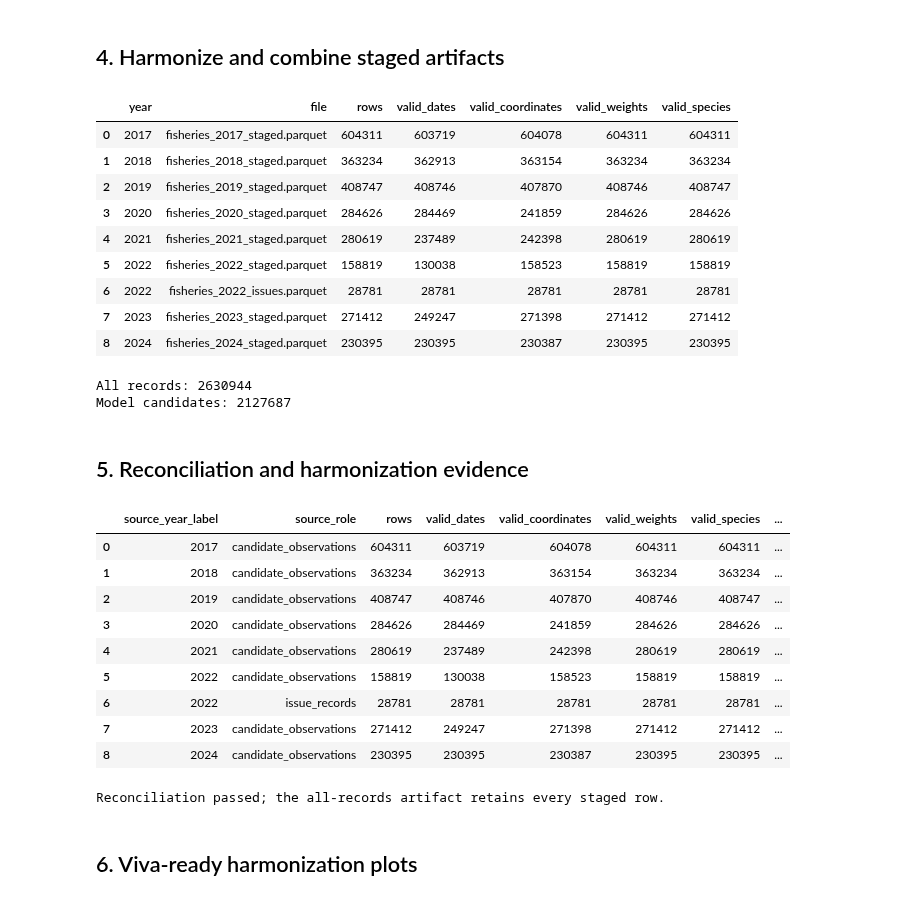
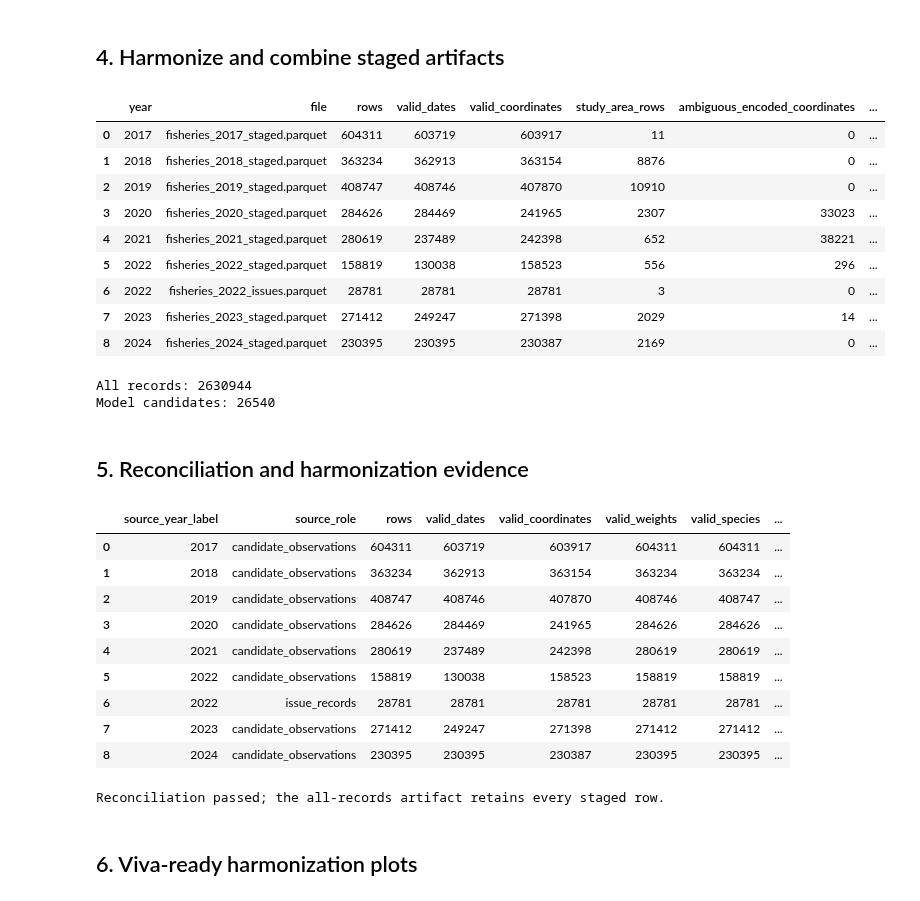
Before and after one commit to uvindu827/J26-DS-350, a Jupyter notebook: component - 3/Notebooks/02b_semantic_harmonization.ipynb, the cells around one changed output. Saved outputs shown, nothing was run; the diff lists cells and outputs as text; code cells hidden in the pictures.

```diff
--- a/component - 3/Notebooks/02b_semantic_harmonization.ipynb
+++ b/component - 3/Notebooks/02b_semantic_harmonization.ipynb
@@ -62,6 +62,10 @@ else:
     EVIDENCE_DIR = Path(os.getenv('FISHGUARD_C3_HARMONIZATION_OUTPUT', str(COMPONENT_ROOT/'outputs'/'audit'/'harmonization'))).resolve()
     FIGURE_DIR = Path(os.getenv('FISHGUARD_C3_HARMONIZATION_FIGURES', str(COMPONENT_ROOT/'outputs'/'figures'/'harmonization'))).resolve()
 for directory in [PROCESSED_DIR,EVIDENCE_DIR,FIGURE_DIR]: directory.mkdir(parents=True,exist_ok=True)
+# Provisional Western Province coastal window, clipped to the common audited environmental grids.
+# This is an operational rectangular filter, not an official administrative-boundary polygon.
+STUDY_BOUNDS={'latitude_min':6.30,'latitude_max':6.979164,'longitude_min':79.270844,'longitude_max':80.30}
 print('Runtime:', 'Google Colab' if IN_COLAB else 'Local Windows')
 print('Interim input:', INTERIM_DIR)
+print('Western Province study bounds:', STUDY_BOUNDS)
 # %% [output]
@@ -72,10 +77,10 @@ Interim input: /content/drive/MyDrive/FishGuard-C3/data/interim
 ## 2. Year-specific semantic mapping
 # %%
 MAPPINGS = [
- {'year':2017,'file':'fisheries_2017_staged.parquet','species':'catch','weight':'kg','quantity':'qty','vessel':'reg_num','gear':'gear','date_mode':'ymd','month':'unnamed_2','day':'unnamed_3','lat':'longi','lon':'latti'},
+ {'year':2017,'file':'fisheries_2017_staged.parquet','species':'catch','weight':'kg','quantity':'qty','vessel':'reg_num','gear':'gear','date_mode':'ymd','month':'unnamed_2','day':'unnamed_3','lat':'latti','lon':'longi'},
  {'year':2018,'file':'fisheries_2018_staged.parquet','species':'fish_name','weight':'kg','quantity':'amount','vessel':'boat_no','gear':'catch_type','date_mode':'ymd_fields','year_field':'y','month':'m','day':'d','lat':'lat','lon':'long'},
  {'year':2019,'file':'fisheries_2019_staged.parquet','species':'fish_name','weight':'kg','quantity':'amount','vessel':'boat_no','gear':'catch_type','date_mode':'ymd','month':'month','day':'date_of_set','lat':'latitude','lon':'longetude'},
- {'year':2020,'file':'fisheries_2020_staged.parquet','species':'name','weight':'weight','quantity':'qty','vessel':'vessel_id','gear':'geartype','date_mode':'field','date':'dateandtime','lat':'longitude','lon':'latttitude','direction':'gps_derection'},
+ {'year':2020,'file':'fisheries_2020_staged.parquet','species':'name','weight':'weight','quantity':'qty','vessel':'vessel_id','gear':'geartype','date_mode':'field','date':'dateandtime','lat':'latttitude','lon':'longitude','direction':'gps_derection'},
  {'year':2021,'file':'fisheries_2021_staged.parquet','species':'name','weight':'weight','quantity':'qty','vessel':'vessel_id','gear':'geartype','date_mode':'field','date':'date_time','lat':'start_n','lon':'start_e','direction':'startgpsderec'},
  {'year':2022,'file':'fisheries_2022_staged.parquet','species':'name','weight':'weight','quantity':'qty','vessel':'vessel_id','gear':'geartype','date_mode':'field','date':'date_time','lat':'lattude','lon':'longitude','direction':'lattude_direction'},
  {'year':2022,'file':'fisheries_2022_issues.parquet','species':'name','weight':'weight','quantity':'qty','vessel':'vessel_id','gear':'geartype','date_mode':'field','date':'date_time','lat':'lattitude','lon':'longitude','direction':'lattude_direction'},
@@ -131,11 +136,14 @@ def harmonize(frame,mapping):
     out['vessel_id']=text(frame[mapping['vessel']]).str.upper()
     out['gear']=text(frame[mapping['gear']]).str.lower()
     out['event_date']=event_date(frame,mapping)
+    raw_latitude=numeric(frame[mapping['lat']]); raw_longitude=numeric(frame[mapping['lon']])
     out['latitude']=coordinate(frame[mapping['lat']])
     out['longitude']=coordinate(frame[mapping['lon']])
     if mapping.get('direction'): out['latitude']=apply_latitude_direction(out['latitude'],frame[mapping['direction']])
     out['date_valid']=out['event_date'].between(pd.Timestamp('2017-01-01'),pd.Timestamp('2024-12-31'))
     out['coordinates_valid']=out['latitude'].between(-90,90)&out['longitude'].between(-180,180)
+    out['ambiguous_encoded_coordinate']=raw_latitude.abs().gt(90)|raw_longitude.abs().gt(180)
+    out['in_study_area']=out['latitude'].between(STUDY_BOUNDS['latitude_min'],STUDY_BOUNDS['latitude_max'])&out['longitude'].between(STUDY_BOUNDS['longitude_min'],STUDY_BOUNDS['longitude_max'])
     out['weight_valid']=out['catch_weight_kg'].notna()&(out['catch_weight_kg']>=0)
     out['species_valid']=out['species'].notna()&out['species'].ne('')
     key=['source_year_label','vessel_id','event_date','latitude','longitude','gear']
@@ -148,35 +156,38 @@ def harmonize(frame,mapping):
 # %%
 parts=[]; source_summary=[]
 for mapping in MAPPINGS:
     path=INTERIM_DIR/mapping['file']
     if not path.is_file(): raise FileNotFoundError(f'Missing staged input: {path}. Run 02_data_cleaning.ipynb first.')
     staged=pd.read_parquet(path); canonical=harmonize(staged,mapping)
     parts.append(canonical)
     source_summary.append({'year':mapping['year'],'file':mapping['file'],'rows':len(canonical),
         'valid_dates':int(canonical.date_valid.sum()),'valid_coordinates':int(canonical.coordinates_valid.sum()),
-        'valid_weights':int(canonical.weight_valid.sum()),'valid_species':int(canonical.species_valid.sum())})
+        'study_area_rows':int(canonical.in_study_area.sum()),'ambiguous_encoded_coordinates':int(canonical.ambiguous_encoded_coordinate.sum()),
+        'valid_weights':int(canonical.weight_valid.sum()),'valid_species':int(canonical.species_valid.sum()),
+        'latitude_min':canonical.latitude.min(),'latitude_max':canonical.latitude.max(),
+        'longitude_min':canonical.longitude.min(),'longitude_max':canonical.longitude.max()})
     del staged,canonical; gc.collect()
 all_records=pd.concat(parts,ignore_index=True); del parts; gc.collect()
 duplicate_key=['source_year_label','vessel_id','event_date','latitude','longitude','gear','species','catch_weight_kg','quantity_count_candidate']
 all_records['exact_canonical_duplicate']=all_records.duplicated(duplicate_key,keep='first')
 all_records['core_fields_valid']=all_records[['date_valid','coordinates_valid','weight_valid','species_valid']].all(axis=1)
-all_records['model_candidate']=all_records.core_fields_valid & all_records.source_role.eq('candidate_observations') & ~all_records.exact_canonical_duplicate
+all_records['model_candidate']=all_records.core_fields_valid & all_records.in_study_area & all_records.source_role.eq('candidate_observations') & ~all_records.exact_canonical_duplicate
 model_candidates=all_records.loc[all_records.model_candidate].copy()
 source_summary=pd.DataFrame(source_summary)
 display(source_summary); print('All records:',len(all_records)); print('Model candidates:',len(model_candidates))
 # %% [output]
-|  | year | file | rows | valid_dates | valid_coordinates | valid_weights | valid_species |
-| 0 | 2017 | fisheries_2017_staged.parquet | 604311 | 603719 | 604078 | 604311 | 604311 |
-| 1 | 2018 | fisheries_2018_staged.parquet | 363234 | 362913 | 363154 | 363234 | 363234 |
-| 2 | 2019 | fisheries_2019_staged.parquet | 408747 | 408746 | 407870 | 408746 | 408747 |
-| 3 | 2020 | fisheries_2020_staged.parquet | 284626 | 284469 | 241859 | 284626 | 284626 |
-| 4 | 2021 | fisheries_2021_staged.parquet | 280619 | 237489 | 242398 | 280619 | 280619 |
-| 5 | 2022 | fisheries_2022_staged.parquet | 158819 | 130038 | 158523 | 158819 | 158819 |
-| 6 | 2022 | fisheries_2022_issues.parquet | 28781 | 28781 | 28781 | 28781 | 28781 |
-| 7 | 2023 | fisheries_2023_staged.parquet | 271412 | 249247 | 271398 | 271412 | 271412 |
-| 8 | 2024 | fisheries_2024_staged.parquet | 230395 | 230395 | 230387 | 230395 | 230395 |
+|  | year | file | rows | valid_dates | valid_coordinates | study_area_rows | ambiguous_encoded_coordinates | ... |
+| 0 | 2017 | fisheries_2017_staged.parquet | 604311 | 603719 | 603917 | 11 | 0 | ... |
+| 1 | 2018 | fisheries_2018_staged.parquet | 363234 | 362913 | 363154 | 8876 | 0 | ... |
+| 2 | 2019 | fisheries_2019_staged.parquet | 408747 | 408746 | 407870 | 10910 | 0 | ... |
+| 3 | 2020 | fisheries_2020_staged.parquet | 284626 | 284469 | 241965 | 2307 | 33023 | ... |
+| 4 | 2021 | fisheries_2021_staged.parquet | 280619 | 237489 | 242398 | 652 | 38221 | ... |
+| 5 | 2022 | fisheries_2022_staged.parquet | 158819 | 130038 | 158523 | 556 | 296 | ... |
+| 6 | 2022 | fisheries_2022_issues.parquet | 28781 | 28781 | 28781 | 3 | 0 | ... |
+| 7 | 2023 | fisheries_2023_staged.parquet | 271412 | 249247 | 271398 | 2029 | 14 | ... |
+| 8 | 2024 | fisheries_2024_staged.parquet | 230395 | 230395 | 230387 | 2169 | 0 | ... |
 All records: 2630944
-Model candidates: 2127687
+Model candidates: 26540
 # %% [markdown]
 ## 5. Reconciliation and harmonization evidence
 # %%
@@ -184,16 +195,17 @@ assert len(all_records)==source_summary.rows.sum()
 assert model_candidates.model_candidate.all()
 summary=(all_records.groupby(['source_year_label','source_role'],dropna=False).agg(
     rows=('source_row_number','size'),valid_dates=('date_valid','sum'),valid_coordinates=('coordinates_valid','sum'),
-    valid_weights=('weight_valid','sum'),valid_species=('species_valid','sum'),
+    valid_weights=('weight_valid','sum'),valid_species=('species_valid','sum'),study_area_rows=('in_study_area','sum'),
+    ambiguous_encoded_coordinates=('ambiguous_encoded_coordinate','sum'),
     exact_duplicates=('exact_canonical_duplicate','sum'),model_candidates=('model_candidate','sum')).reset_index())
 display(summary)
 print('Reconciliation passed; the all-records artifact retains every staged row.')
 # %% [output]
 |  | source_year_label | source_role | rows | valid_dates | valid_coordinates | valid_weights | valid_species | ... |
-| 0 | 2017 | candidate_observations | 604311 | 603719 | 604078 | 604311 | 604311 | ... |
+| 0 | 2017 | candidate_observations | 604311 | 603719 | 603917 | 604311 | 604311 | ... |
 | 1 | 2018 | candidate_observations | 363234 | 362913 | 363154 | 363234 | 363234 | ... |
 | 2 | 2019 | candidate_observations | 408747 | 408746 | 407870 | 408746 | 408747 | ... |
-| 3 | 2020 | candidate_observations | 284626 | 284469 | 241859 | 284626 | 284626 | ... |
+| 3 | 2020 | candidate_observations | 284626 | 284469 | 241965 | 284626 | 284626 | ... |
 | 4 | 2021 | candidate_observations | 280619 | 237489 | 242398 | 280619 | 280619 | ... |
 | 5 | 2022 | candidate_observations | 158819 | 130038 | 158523 | 158819 | 158819 | ... |
 | 6 | 2022 | issue_records | 28781 | 28781 | 28781 | 28781 | 28781 | ... |
```
Also changed, not shown: parts of 6 cells of this notebook, 11 other files.
